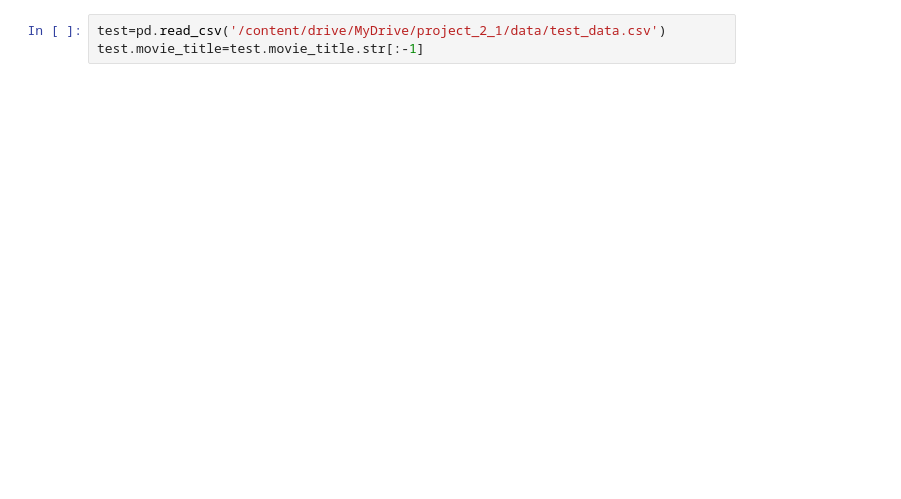
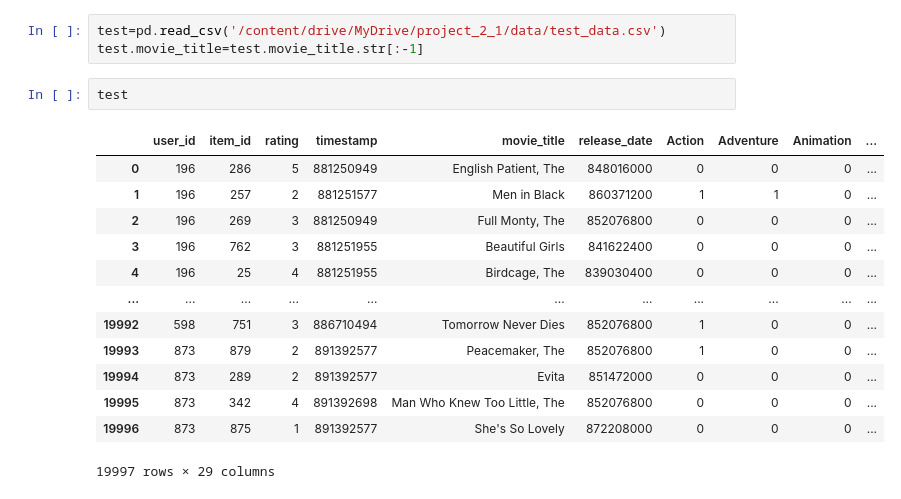
Before and after one commit to hyunj941031/project2_1, a Jupyter notebook: model/project2_1_CF_model.ipynb, the cells around one changed output. Drawn from its saved outputs; the diff is of its cells as text; blank space fills up the shorter version.

```diff
--- a/model/project2_1_CF_model.ipynb
+++ b/model/project2_1_CF_model.ipynb
@@ -106,5 +106,21 @@ Name: Truth About Cats & Dogs, The, dtype: float64
 # %%
 test=pd.read_csv('/content/drive/MyDrive/project_2_1/data/test_data.csv')
 test.movie_title=test.movie_title.str[:-1]
+# %%
+test
+# %% [output]
+|  | user_id | item_id | rating | timestamp | movie_title | release_date | Action | Adventure | Animation | ... |
+| 0 | 196 | 286 | 5 | 881250949 | English Patient, The | 848016000 | 0 | 0 | 0 | ... |
+| 1 | 196 | 257 | 2 | 881251577 | Men in Black | 860371200 | 1 | 1 | 0 | ... |
+| 2 | 196 | 269 | 3 | 881250949 | Full Monty, The | 852076800 | 0 | 0 | 0 | ... |
+| 3 | 196 | 762 | 3 | 881251955 | Beautiful Girls | 841622400 | 0 | 0 | 0 | ... |
+| 4 | 196 | 25 | 4 | 881251955 | Birdcage, The | 839030400 | 0 | 0 | 0 | ... |
+| ... | ... | ... | ... | ... | ... | ... | ... | ... | ... | ... |
+| 19992 | 598 | 751 | 3 | 886710494 | Tomorrow Never Dies | 852076800 | 1 | 0 | 0 | ... |
+| 19993 | 873 | 879 | 2 | 891392577 | Peacemaker, The | 852076800 | 1 | 0 | 0 | ... |
+| 19994 | 873 | 289 | 2 | 891392577 | Evita | 851472000 | 0 | 0 | 0 | ... |
+| 19995 | 873 | 342 | 4 | 891392698 | Man Who Knew Too Little, The | 852076800 | 0 | 0 | 0 | ... |
+| 19996 | 873 | 875 | 1 | 891392577 | She's So Lovely | 872208000 | 0 | 0 | 0 | ... |
+19997 rows × 29 columns
 # %%
 def test_score():
```
Also changed, not shown: parts of 5 cells of this notebook.
